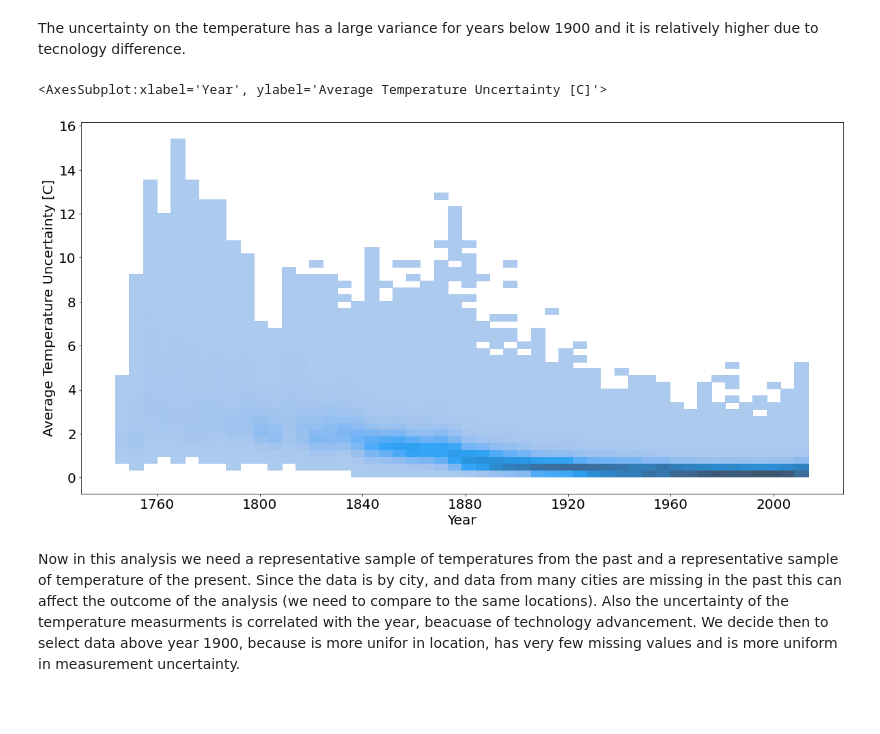
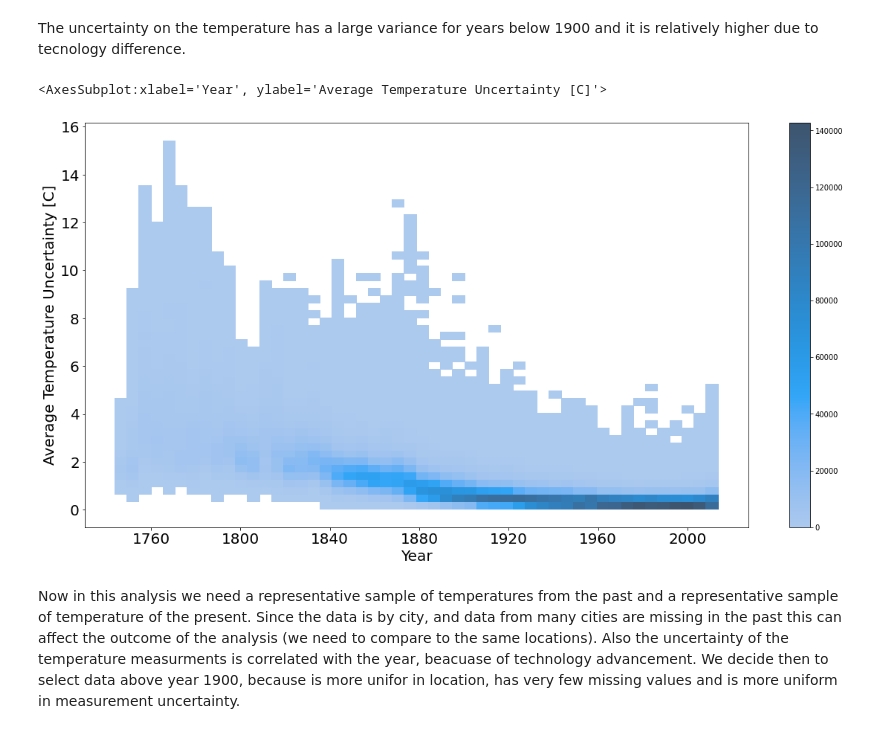
Before and after one commit to panManfredini/IBM_ML, a Jupyter notebook: 01_ReadingData/project_assignment_1.ipynb, the cells around one changed output. Cells and saved outputs as stored; diff of their text form; code cells hidden in the pictures; blank space fills up the shorter version.

```diff
--- a/01_ReadingData/project_assignment_1.ipynb
+++ b/01_ReadingData/project_assignment_1.ipynb
@@ -55,13 +70,13 @@ The uncertainty on the temperature has a large variance for years below 1900 and
 # %%
 fig, ax2 = plt.subplots(figsize=(20,10))
 ax2.tick_params(axis='both', which='major', labelsize=20)
 plt.xlabel('Year',fontsize=20)
 plt.ylabel('Average Temperature Uncertainty [C]',fontsize=20)
 sns.color_palette("mako", as_cmap=True)
-sns.histplot(x="dt", y="AverageTemperatureUncertainty", data=df, bins=50)
+sns.histplot(x="dt", y="AverageTemperatureUncertainty", data=df, bins=50, cbar=True)
 # %% [output]
 <AxesSubplot:xlabel='Year', ylabel='Average Temperature Uncertainty [C]'>
-[figure, old version]
+[figure, new version]
 # %% [markdown]
 Now in this analysis we need a representative sample of temperatures from the past and a representative sample of temperature of the present. Since the data is by city, and data from many cities are missing in the past this can affect the outcome of the analysis (we need to compare to the same locations). Also the uncertainty of the temperature measurments is correlated with the year, beacuase of technology advancement. We decide then to select data above year 1900, because is more unifor in location, has very few missing values and is more uniform in measurement uncertainty.
 # %% [markdown]
```
Also changed, not shown: parts of 38 cells of this notebook.
